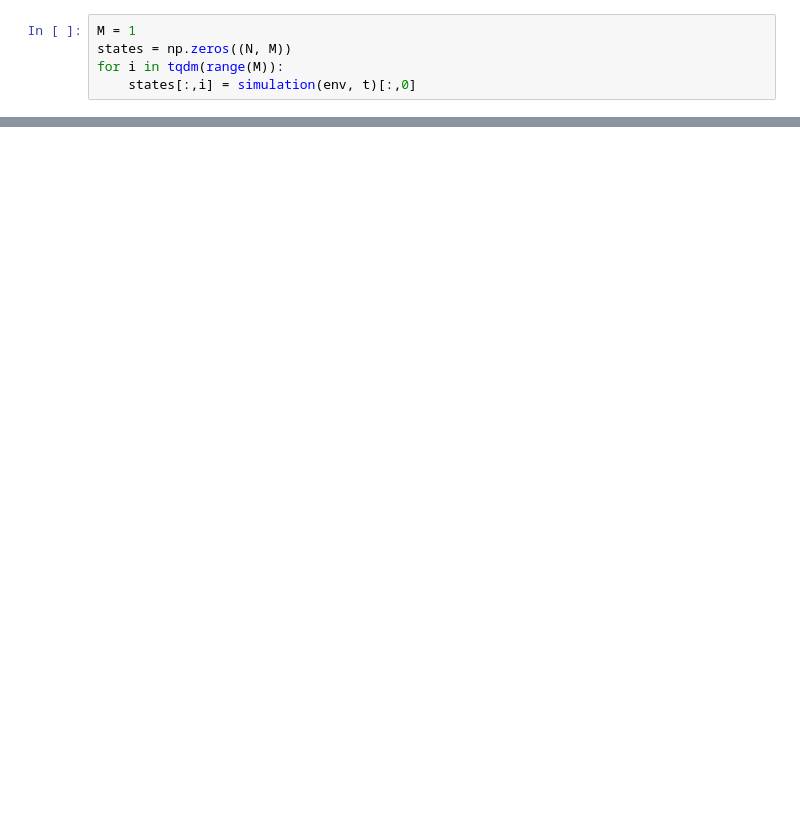
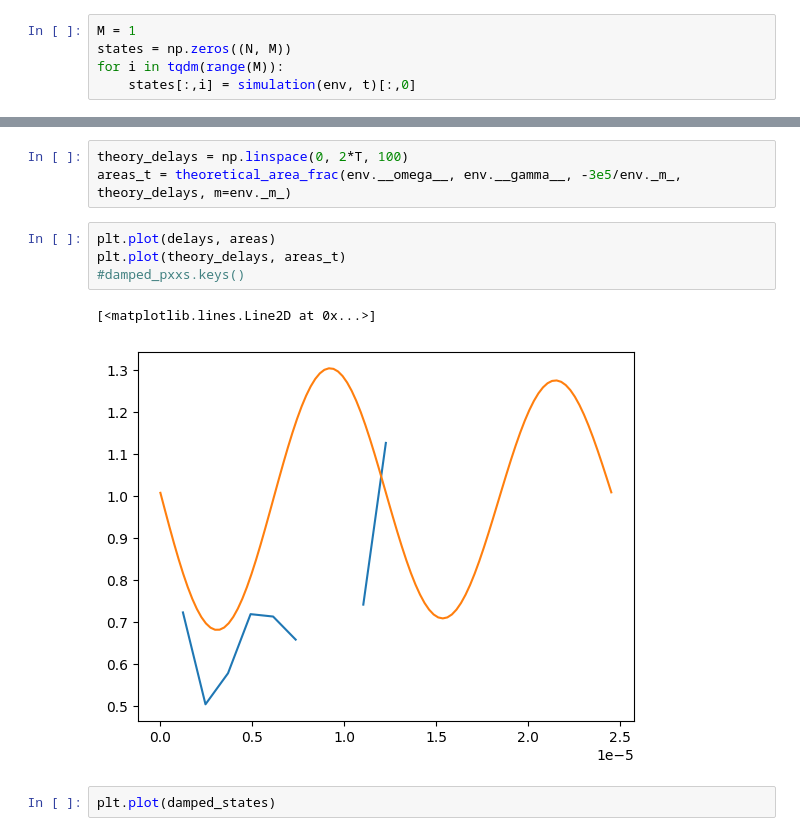
Before and after one commit to QuantumAdventures/non-linearity-experiment, a Jupyter notebook: notebooks/1. Simulation Dynamics.ipynb, the cells around one changed output, grey strips where cells are left out. Drawn from its saved outputs; the diff is of its cells as text; blank space fills up the shorter version.

```diff
--- a/notebooks/1. Simulation Dynamics.ipynb
+++ b/notebooks/1. Simulation Dynamics.ipynb
@@ -103,0 +149,12 @@ array([0.000000e+00, 7.200000e+02, 1.440000e+03, ..., 8.999856e+07,
+# %%
+theory_delays = np.linspace(0, 2*T, 100)
+areas_t = theoretical_area_frac(env.__omega__, env.__gamma__, -3e5/env._m_, theory_delays, m=env._m_)
+# %%
+plt.plot(delays, areas)
+plt.plot(theory_delays, areas_t)
+#damped_pxxs.keys()
+# %% [output]
+[<matplotlib.lines.Line2D at 0x...>]
+[figure, added]
+# %%
+plt.plot(damped_states)
```
Also changed, not shown: parts of 15 cells of this notebook, 2 other files.
